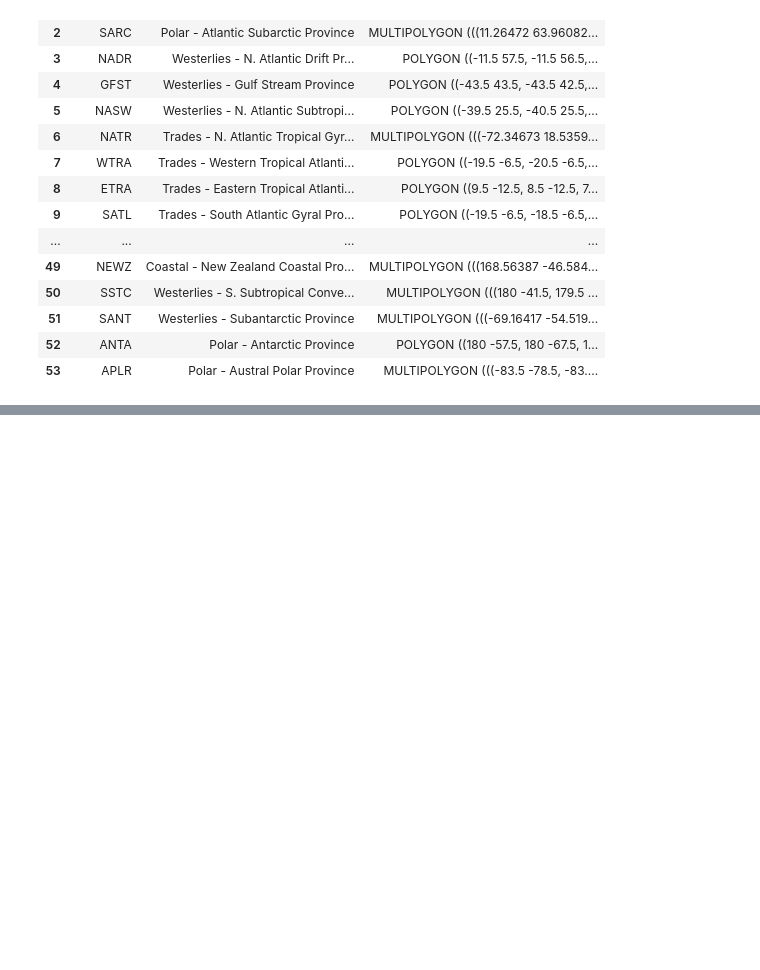
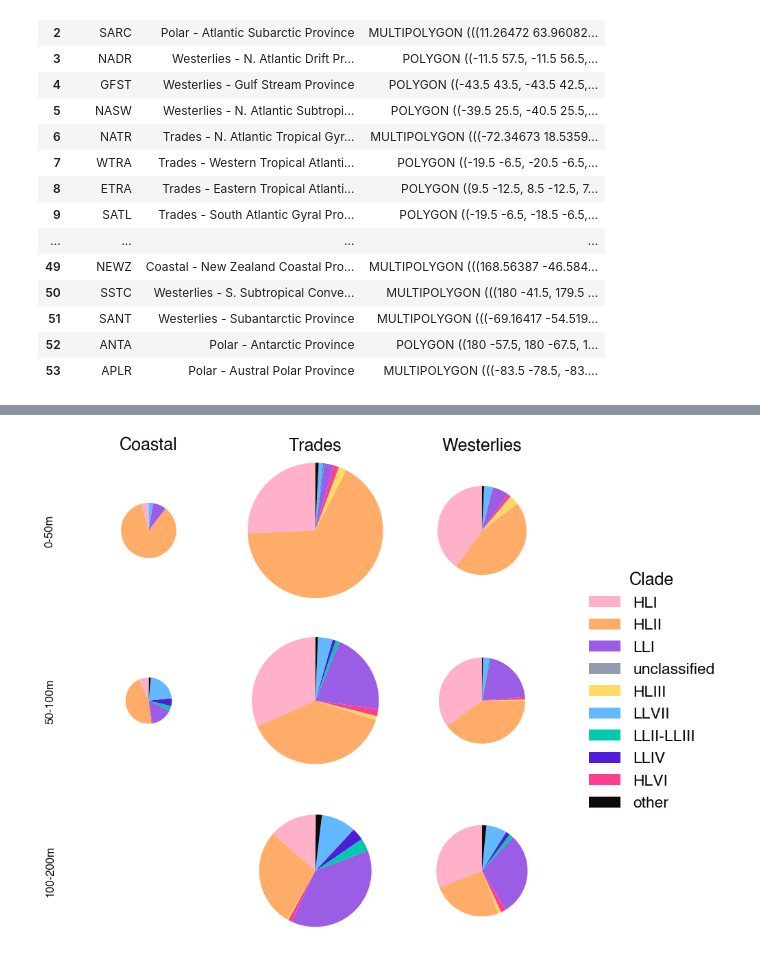
Before and after one commit to blasks/gene-prevalence, a Jupyter notebook: experiments/6-global-estimate.ipynb, the cells around one changed output, grey strips where cells are left out. Saved outputs shown, nothing was run; the diff lists cells and outputs as text; code cells hidden in the pictures; blank space fills up the shorter version.

```diff
--- a/experiments/6-global-estimate.ipynb
+++ b/experiments/6-global-estimate.ipynb
@@ -215,0 +272,88 @@ plt.show()
+# %%
+# scaled pie chart of global relative abundances by biome-depth bin
+
+def scaled_pie(ax, values, area_scale=1, colors=None):
+    values = np.asarray(values, dtype=float)
+    fracs = values / values.sum()
+
+    radius = np.sqrt(area_scale)
+    start = 90
+
+    if colors is None:
+        colors = plt.cm.tab20(np.linspace(0, 1, len(values)))
+
+    for frac, color in zip(fracs, colors):
+        theta = frac * 360
+        wedge = Wedge(
+            center=(0, 0),
+            r=radius,
+            theta1=start,
+            theta2=start + theta,
+            facecolor=color,
+            edgecolor="white"
+        )
+        ax.add_patch(wedge)
+        start += theta
+
+    ax.set_aspect("equal")
+    ax.set_xlim(-1.1 * max_radius, 1.1 * max_radius)
+    ax.set_ylim(-1.1 * max_radius, 1.1 * max_radius)
+    ax.set_xticks([])
+    ax.set_yticks([])
+    for spine in ax.spines.values():
+        spine.set_visible(False)
+
+# find maximum radius for scaling pies
+max_radius = np.sqrt(pro_factors_df.max().max())
+
+# make figure
+fig, axes = plt.subplots(3, 3, figsize=(8, 8))
+
+# plot each bin as a separate scaled pie
+for i, biome in enumerate(['Coastal', 'Trades', 'Westerlies']):
+    for j, depth_bin in enumerate(['0-50m', '50-100m', '100-200m']):
+        # filter the data for the current biome and depth bin
+        plot_df = pro_rel_abund_df[
+            (pro_rel_abund_df['biome'] == biome) &
+            (pro_rel_abund_df['depth_bin'] == depth_bin)
+        ]
+        plot_df.loc[plot_df['clade'].isin(
+            ['AMZ-I', 'HLIV', 'LLVIII', 'HLII-HLVI', 'AMZ-III']), 'clade'] = 'other'
+        plot_df = plot_df.groupby('clade')['rel_abundance'].sum().reset_index()
+        # add color mapping
+        plot_df['color'] = plot_df['clade'].map(clade_color_mapping)
+        # sort by clade name
+        plot_df = plot_df.sort_values('clade')
+        # pull out multiplication factor
+        factor = pro_factors_df.loc[biome, depth_bin]
+
+        # plot pie
+        scaled_pie(axes[j][i], plot_df['rel_abundance'], area_scale=factor, colors=plot_df['color'])
+
+        # label rows and columns
+        if i == 0:
+            axes[j][i].set_ylabel(
+                depth_bin,
+                fontsize=12,
+                rotation=90,
+                labelpad=20
+                )
+        if j == 0:
+            axes[j][i].set_title(biome)
+
+# figure-level legend
+legend_handles = [
+    Patch(facecolor=color, label=label)
+    for label, color in zip(clade_color_mapping.keys(), clade_color_mapping.values())
+]
+fig.legend(
+    handles=legend_handles,
+    title="Clade",
+    loc="center left",
+    bbox_to_anchor=(1, 0.5),
+)
+
+plt.tight_layout()
+plt.show()
+# %% [output]
+[figure, added]
```
Also changed, not shown: parts of 7 cells of this notebook.
